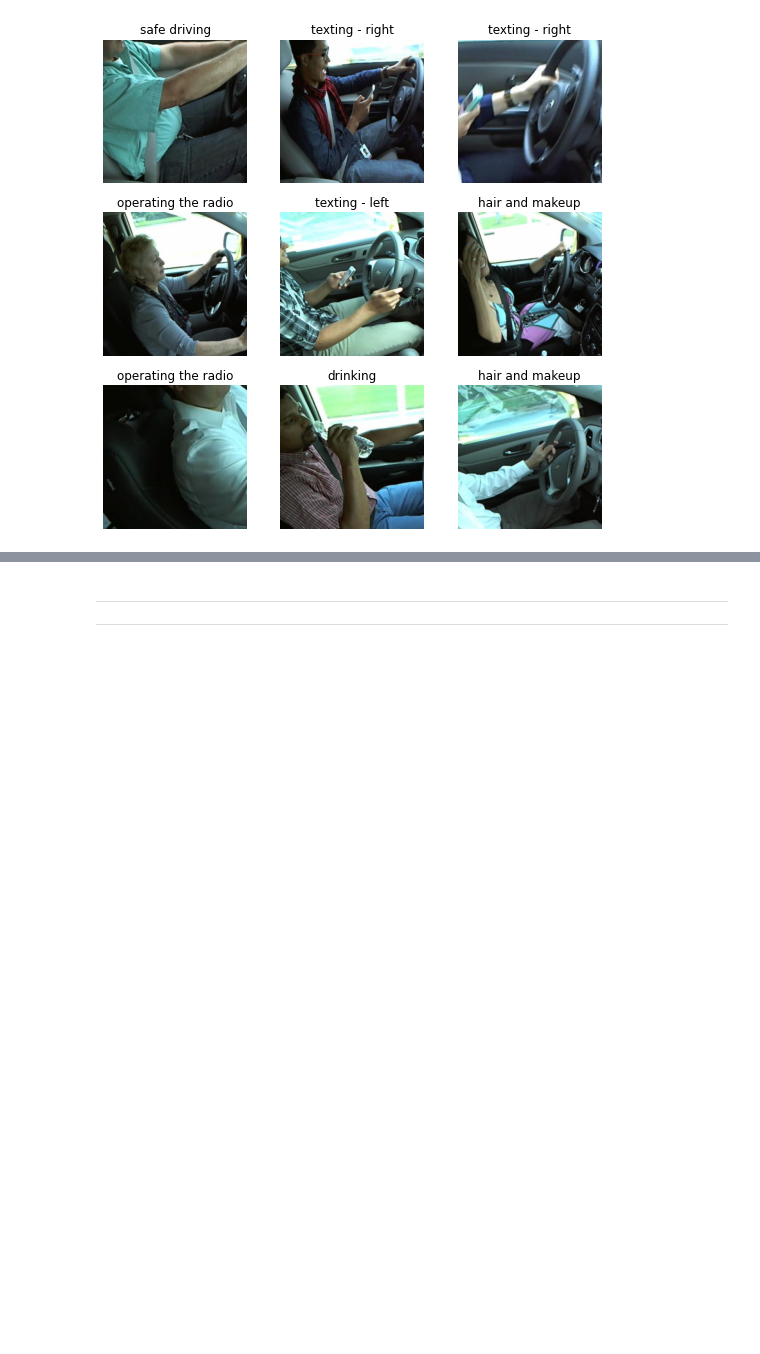
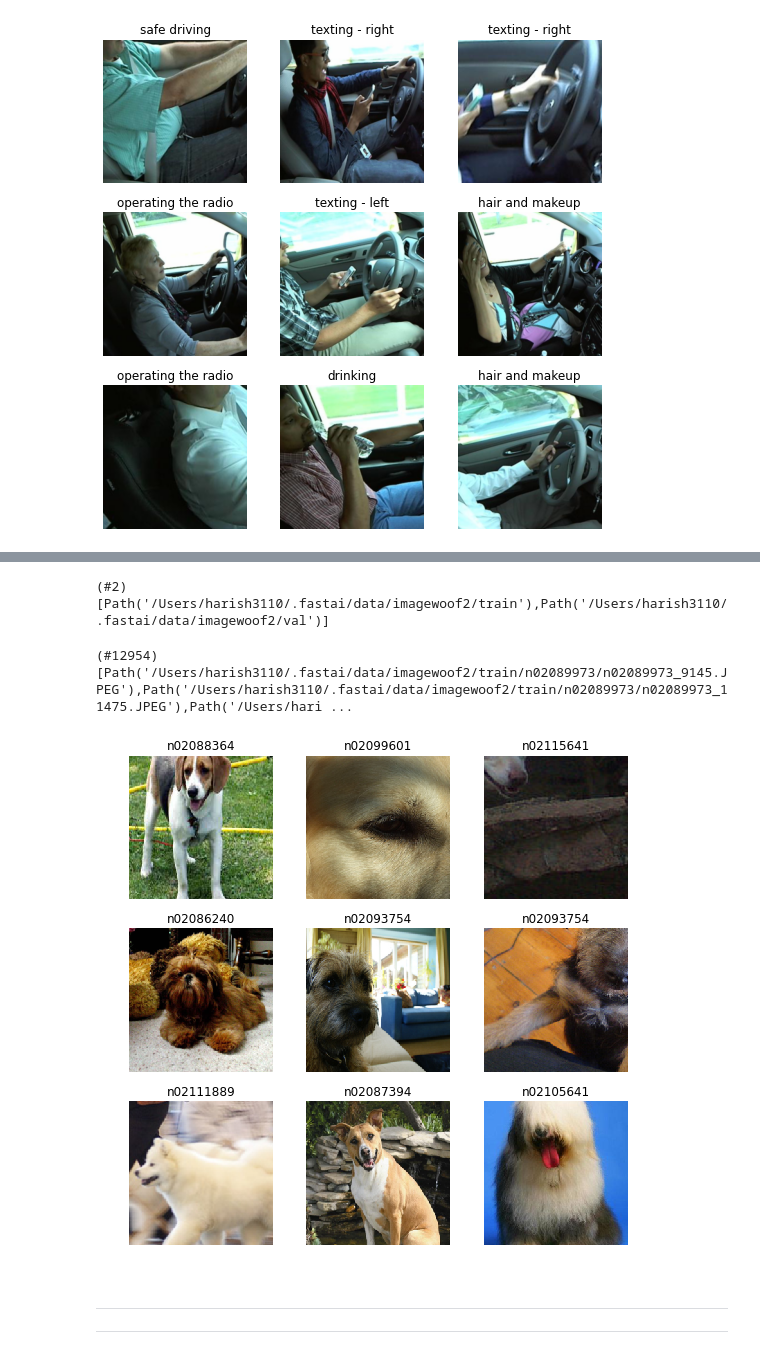
Before and after one commit to harish3110/my_fastai_notebooks, a Jupyter notebook: 2020-03-30-Loading Data Into Fastai.ipynb, the cells around one changed output, grey strips where cells are left out. Saved outputs shown, nothing was run; the diff lists cells and outputs as text; code cells hidden in the pictures; blank space fills up the shorter version.

Commit message:
Added imagewoof dataset loading to dataloading notebook

```diff
--- a/2020-03-30-Loading Data Into Fastai.ipynb
+++ b/2020-03-30-Loading Data Into Fastai.ipynb
@@ -239,0 +244,3 @@ dls.show_batch()
+# %%
+path = untar_data(URLs.IMAGEWOOF)
+path
@@ -240,3 +250,25 @@ dls.show_batch()
+# %%
+path.ls()
+# %% [output]
+(#2) [Path('/Users/harish3110/.fastai/data/imagewoof2/train'),Path('/Users/harish3110/.fastai/data/imagewoof2/val')]
+# %%
+files = get_image_files(path)
+files
+# %% [output]
+(#12954) [Path('/Users/harish3110/.fastai/data/imagewoof2/train/n02089973/n02089973_9145.JPEG'),Path('/Users/harish3110/.fastai/data/imagewoof2/train/n02089973/n02089973_11475.JPEG'),Path('/Users/hari ...
+# %%
+dblock = DataBlock(blocks=(ImageBlock, CategoryBlock),
+                   item_tfms=RandomResizedCrop(size=(224,224)),
+                   splitter=RandomSplitter(),
+                   get_items = get_image_files,
+                   get_y=parent_label
+                  )
+
+dls = dblock.dataloaders(path)
+# %%
+dls.show_batch()
+# %% [output]
+[figure, added]
 # %% [markdown]
 ---
 ---
```
Also changed, not shown: parts of 2 cells of this notebook.
